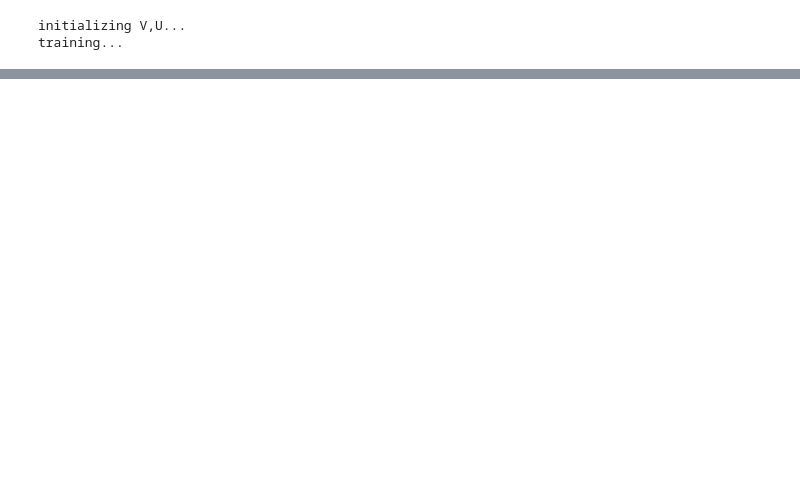
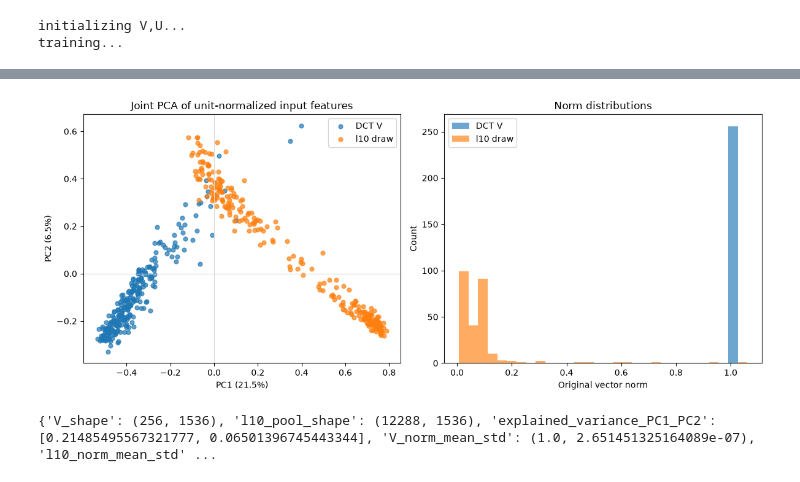
Before and after one commit to ajskateboarder/redesigned-octo-couscous, a Jupyter notebook: test.ipynb, the cells around one changed output, grey strips where cells are left out. Saved outputs shown, nothing was run; the diff lists cells and outputs as text; code cells hidden in the pictures; blank space fills up the shorter version.

```diff
--- a/test.ipynb
+++ b/test.ipynb
@@ -117,6 +115,0 @@ torch.cuda.empty_cache()
-# %%
-with open(project_path+"/llama_V.pt", "wb") as f:
-    torch.save(V, f)
-with open(project_path+"/llama_U.pt", "wb") as f:
-    torch.save(U, f)
-print(input_scale)
@@ -188,0 +266,68 @@ KeyError: 'score'
+# %%
+import matplotlib.pyplot as plt
+
+# Compare DCT input directions with an equally sized crosscoder decoder sample.
+v_features = V.detach().float().T.cpu()
+l10_vectors = torch.load(project_path + "/l10_vecs.pt", map_location="cpu").detach().float().squeeze()
+if l10_vectors.ndim != 2:
+    raise ValueError(f"Expected a decoder matrix, got shape {tuple(l10_vectors.shape)}")
+if l10_vectors.shape[1] != v_features.shape[1]:
+    if l10_vectors.shape[0] == v_features.shape[1]:
+        l10_vectors = l10_vectors.T
+    else:
+        raise ValueError(
+            f"Neither l10_vecs axis matches V dimension {v_features.shape[1]}: "
+            f"got {tuple(l10_vectors.shape)}"
+        )
+if l10_vectors.shape[0] < v_features.shape[0]:
+    raise ValueError("l10_vecs contains fewer vectors than V")
+
+generator = torch.Generator().manual_seed(0)
+sample_indices = torch.randperm(l10_vectors.shape[0], generator=generator)[:v_features.shape[0]]
+l10_sample = l10_vectors[sample_indices]
+
+v_norms = v_features.norm(dim=1)
+l10_norms = l10_sample.norm(dim=1)
+v_unit = torch.nn.functional.normalize(v_features, dim=1)
+l10_unit = torch.nn.functional.normalize(l10_sample, dim=1)
+combined = torch.cat((v_unit, l10_unit), dim=0)
+combined_centered = combined - combined.mean(dim=0, keepdim=True)
+_, singular_values, principal_axes = torch.pca_lowrank(combined_centered, q=2, center=False)
+coordinates = combined_centered @ principal_axes
+v_coordinates = coordinates[:v_features.shape[0]]
+l10_coordinates = coordinates[v_features.shape[0]:]
+explained = singular_values.square() / combined_centered.square().sum()
+
+fig, axes = plt.subplots(1, 2, figsize=(12, 5))
+axes[0].scatter(v_coordinates[:, 0], v_coordinates[:, 1], s=24, alpha=0.7, label="DCT V")
+axes[0].scatter(l10_coordinates[:, 0], l10_coordinates[:, 1], s=24, alpha=0.7, label="l10 draw")
+axes[0].set(
+    xlabel=f"PC1 ({explained[0]:.1%})",
+    ylabel=f"PC2 ({explained[1]:.1%})",
+    title="Joint PCA of unit-normalized input features",
+)
+axes[0].axhline(0, color="0.85", linewidth=0.8)
+axes[0].axvline(0, color="0.85", linewidth=0.8)
+axes[0].legend()
+
+all_norms = torch.cat((v_norms, l10_norms)).double()
+norm_min, norm_max = all_norms.min().item(), all_norms.max().item()
+norm_padding = max((norm_max - norm_min) * 0.02, abs(norm_min) * 1e-6, 1e-8)
+norm_bins = torch.linspace(norm_min - norm_padding, norm_max + norm_padding, 31, dtype=torch.float64).numpy()
+axes[1].hist(v_norms.double().numpy(), bins=norm_bins, alpha=0.65, label="DCT V")
+axes[1].hist(l10_norms.double().numpy(), bins=norm_bins, alpha=0.65, label="l10 draw")
+axes[1].set(xlabel="Original vector norm", ylabel="Count", title="Norm distributions")
+axes[1].legend()
+plt.tight_layout()
+plt.show()
+
+print({
+    "V_shape": tuple(v_features.shape),
+    "l10_pool_shape": tuple(l10_vectors.shape),
+    "explained_variance_PC1_PC2": explained.tolist(),
+    "V_norm_mean_std": (v_norms.mean().item(), v_norms.std().item()),
+    "l10_norm_mean_std": (l10_norms.mean().item(), l10_norms.std().item()),
+})
+# %% [output]
+[figure, added]
+{'V_shape': (256, 1536), 'l10_pool_shape': (12288, 1536), 'explained_variance_PC1_PC2': [0.21485495567321777, 0.06501396745443344], 'V_norm_mean_std': (1.0, 2.651451325164089e-07), 'l10_norm_mean_std' ...
```
Also changed, not shown: parts of 18 cells of this notebook, 4 other files.
